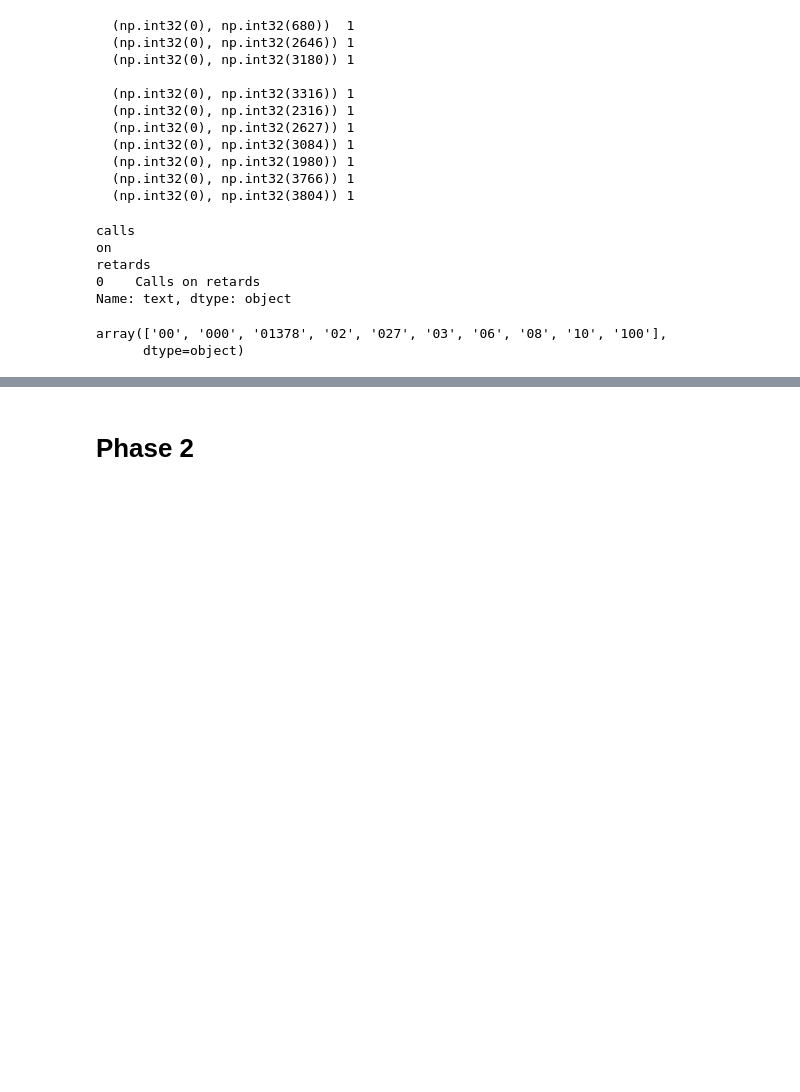
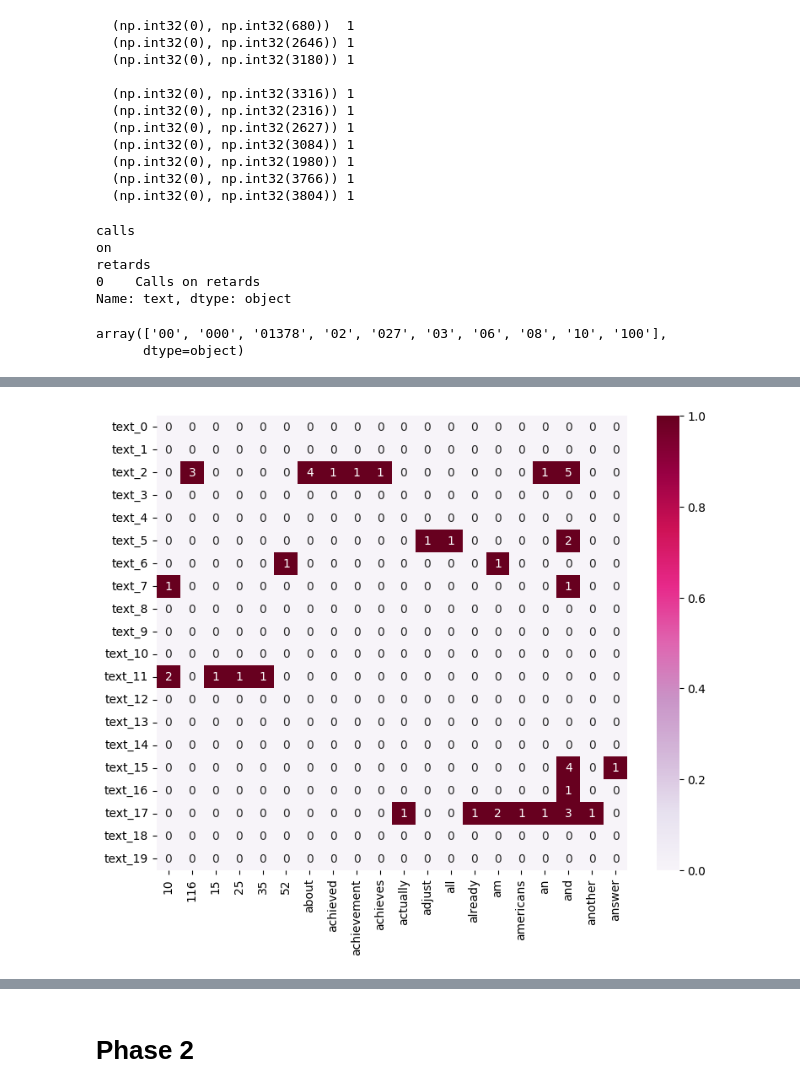
Before and after one commit to lu1hOAO/DM2025-Lab1-Exercise, a Jupyter notebook: DM2025-Lab1-Homework.ipynb, the cells around one changed output, grey strips where cells are left out. Cells and saved outputs as stored; diff of their text form; code cells hidden in the pictures; blank space fills up the shorter version.

```diff
--- a/DM2025-Lab1-Homework.ipynb
+++ b/DM2025-Lab1-Homework.ipynb
@@ -275,0 +297,16 @@ array(['00', '000', '01378', '02', '027', '03', '06', '08', '10', '100'],
+# %%
+first20=df_counts[:20,:]
+mask=(first20.sum(axis=0)>0).A1
+
+first20_nz=first_20_text[:,mask].toarray()
+# %%
+plot_x=np.array(count_vect.get_feature_names_out())[mask][0:20]
+plot_y=["text_"+ str(i) for i in list(df.index)[0:20]]
+# %%
+df_todraw=pd.DataFrame(first20_nz[:20,:20], columns=plot_x, index=plot_y)
+plt.subplots(figsize=(9, 7))
+first20_nz_heat_map = sns.heatmap(df_todraw,
+                 cmap="PuRd",
+                 vmin=0, vmax=1, annot=True)
+# %% [output]
+[figure, added]
```
Also changed, not shown: parts of 14 cells of this notebook, 1 other file.
